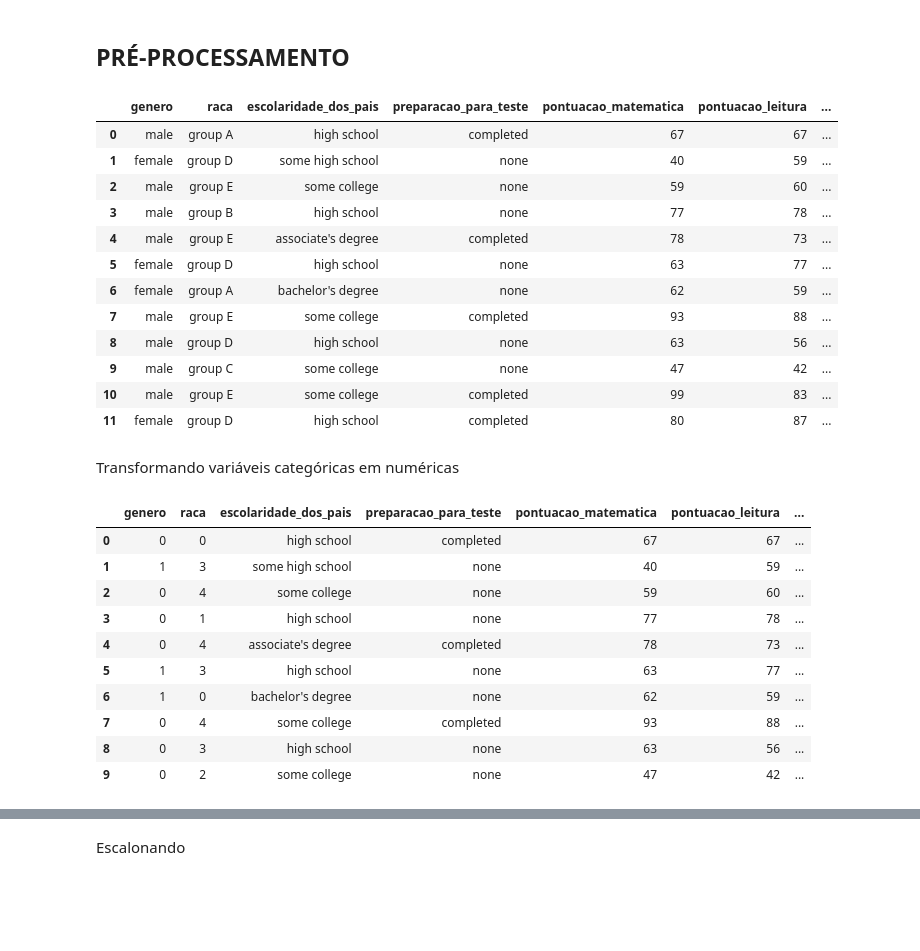
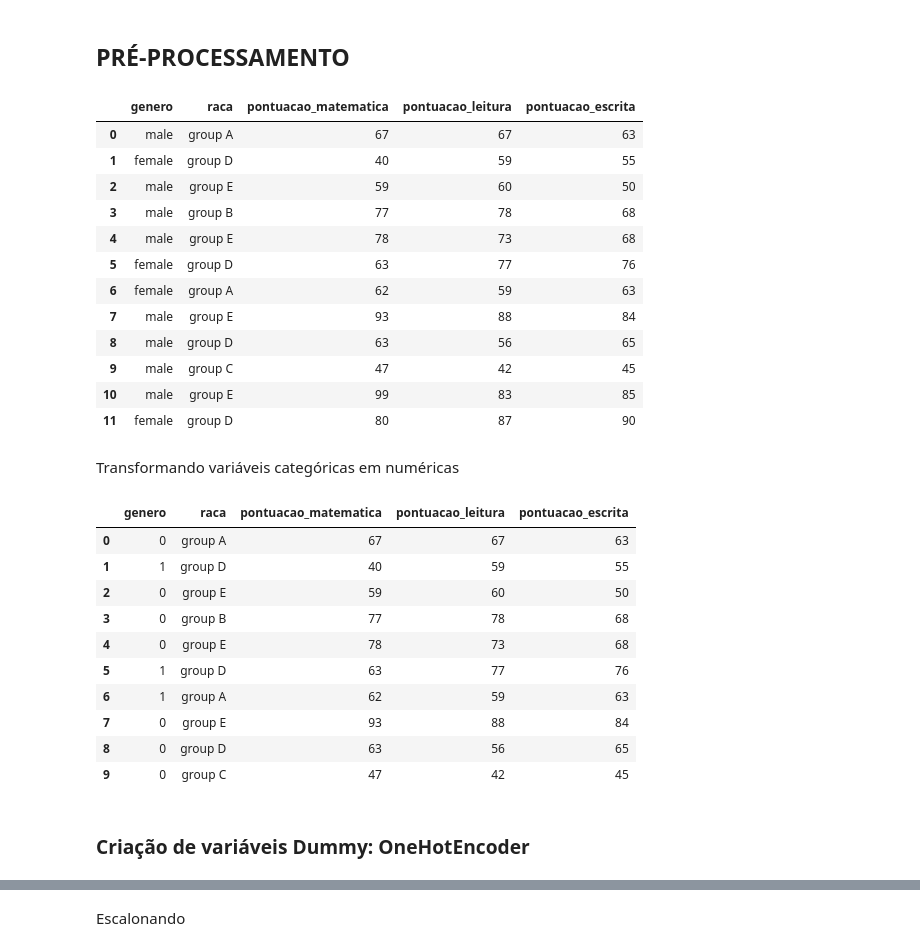
Before and after one commit to danlamberg/DS_AprendizadoMaquina, a Jupyter notebook: AtividadeAvaliativa.ipynb, the cells around one changed output, grey strips where cells are left out. Cells and saved outputs as stored; diff of their text form; code cells hidden in the pictures; blank space fills up the shorter version.

```diff
--- a/AtividadeAvaliativa.ipynb
+++ b/AtividadeAvaliativa.ipynb
@@ -150,6 +150,8 @@ df.rename(columns={'test preparation course': 'preparacao_para_teste'}, inplace=
 df.rename(columns={'math score': 'pontuacao_matematica'}, inplace=True)
 df.rename(columns={'reading score': 'pontuacao_leitura'}, inplace=True)
 df.rename(columns={'writing score': 'pontuacao_escrita'}, inplace=True)
+df.drop(columns={'escolaridade_dos_pais'}, inplace=True)
+df.drop(columns={'preparacao_para_teste'}, inplace=True)
 df.drop(columns={'lunch'}, inplace=True)
 # %%
 df.head()
@@ -220,34 +222,36 @@ boxplot.show()
 # %%
 df.head(12)
 # %% [output]
-|  | genero | raca | escolaridade_dos_pais | preparacao_para_teste | pontuacao_matematica | pontuacao_leitura | ... |
-| 0 | male | group A | high school | completed | 67 | 67 | ... |
-| 1 | female | group D | some high school | none | 40 | 59 | ... |
-| 2 | male | group E | some college | none | 59 | 60 | ... |
-| 3 | male | group B | high school | none | 77 | 78 | ... |
-| 4 | male | group E | associate's degree | completed | 78 | 73 | ... |
-| 5 | female | group D | high school | none | 63 | 77 | ... |
-| 6 | female | group A | bachelor's degree | none | 62 | 59 | ... |
-| 7 | male | group E | some college | completed | 93 | 88 | ... |
-| 8 | male | group D | high school | none | 63 | 56 | ... |
-| 9 | male | group C | some college | none | 47 | 42 | ... |
-| 10 | male | group E | some college | completed | 99 | 83 | ... |
-| 11 | female | group D | high school | completed | 80 | 87 | ... |
+|  | genero | raca | pontuacao_matematica | pontuacao_leitura | pontuacao_escrita |
+| 0 | male | group A | 67 | 67 | 63 |
+| 1 | female | group D | 40 | 59 | 55 |
+| 2 | male | group E | 59 | 60 | 50 |
+| 3 | male | group B | 77 | 78 | 68 |
+| 4 | male | group E | 78 | 73 | 68 |
+| 5 | female | group D | 63 | 77 | 76 |
+| 6 | female | group A | 62 | 59 | 63 |
+| 7 | male | group E | 93 | 88 | 84 |
+| 8 | male | group D | 63 | 56 | 65 |
+| 9 | male | group C | 47 | 42 | 45 |
+| 10 | male | group E | 99 | 83 | 85 |
+| 11 | female | group D | 80 | 87 | 90 |
 # %% [markdown]
 Transformando variáveis categóricas em numéricas
 # %%
-df2['genero'].replace({'male': 0, 'female': 1}, inplace=True)
+df['genero'].replace({'male': 0, 'female': 1}, inplace=True)
 # %%
-df2.head(10)
+df.head(10)
 # %% [output]
-|  | genero | raca | escolaridade_dos_pais | preparacao_para_teste | pontuacao_matematica | pontuacao_leitura | ... |
-| 0 | 0 | 0 | high school | completed | 67 | 67 | ... |
-| 1 | 1 | 3 | some high school | none | 40 | 59 | ... |
-| 2 | 0 | 4 | some college | none | 59 | 60 | ... |
-| 3 | 0 | 1 | high school | none | 77 | 78 | ... |
-| 4 | 0 | 4 | associate's degree | completed | 78 | 73 | ... |
-| 5 | 1 | 3 | high school | none | 63 | 77 | ... |
-| 6 | 1 | 0 | bachelor's degree | none | 62 | 59 | ... |
-| 7 | 0 | 4 | some college | completed | 93 | 88 | ... |
-| 8 | 0 | 3 | high school | none | 63 | 56 | ... |
-| 9 | 0 | 2 | some college | none | 47 | 42 | ... |
+|  | genero | raca | pontuacao_matematica | pontuacao_leitura | pontuacao_escrita |
+| 0 | 0 | group A | 67 | 67 | 63 |
+| 1 | 1 | group D | 40 | 59 | 55 |
+| 2 | 0 | group E | 59 | 60 | 50 |
+| 3 | 0 | group B | 77 | 78 | 68 |
+| 4 | 0 | group E | 78 | 73 | 68 |
+| 5 | 1 | group D | 63 | 77 | 76 |
+| 6 | 1 | group A | 62 | 59 | 63 |
+| 7 | 0 | group E | 93 | 88 | 84 |
+| 8 | 0 | group D | 63 | 56 | 65 |
+| 9 | 0 | group C | 47 | 42 | 45 |
+# %% [markdown]
+### Criação de variáveis Dummy: OneHotEncoder
```
Also changed, not shown: parts of 48 cells of this notebook.
